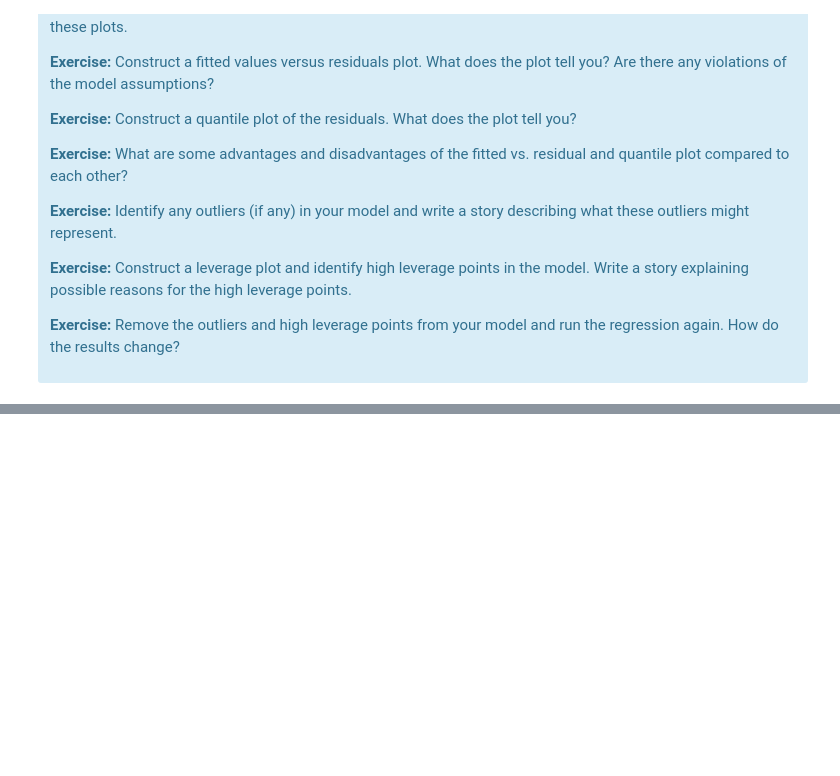
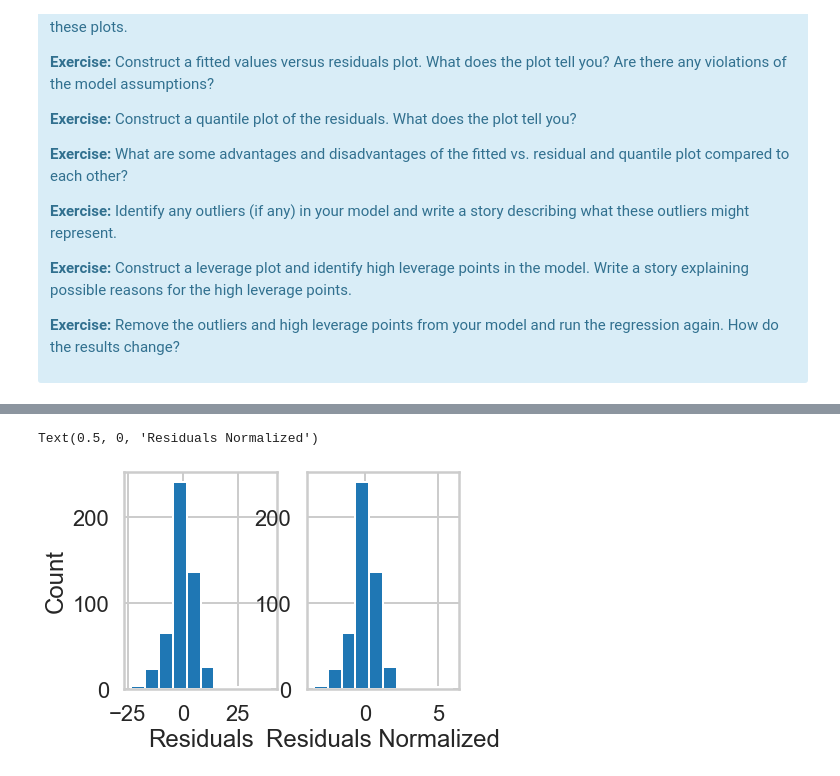
Before and after one commit to weboctave/mec-mini-projects, a Jupyter notebook: mec-11.4.1-linear-regression-mini-project/Mini_Project_Linear_Regression.ipynb, the cells around one changed output, grey strips where cells are left out. Cells and saved outputs as stored; diff of their text form; code cells hidden in the pictures; blank space fills up the shorter version.

```diff
--- a/mec-11.4.1-linear-regression-mini-project/Mini_Project_Linear_Regression.ipynb
+++ b/mec-11.4.1-linear-regression-mini-project/Mini_Project_Linear_Regression.ipynb
@@ -1124,0 +1199,14 @@ There are some other issues that are important investigate with linear regressio
+# %%
+# histogram of the residuals
+plt.subplot(1, 2, 1)
+plt.hist(m.resid)
+plt.ylabel('Count')
+plt.xlabel('Residuals')
+
+plt.subplot(1, 2, 2)
+plt.hist(m.resid_pearson)
+# plt.ylabel('Count')
+plt.xlabel('Residuals Normalized')
+# %% [output]
+Text(0.5, 0, 'Residuals Normalized')
+[figure, added]
```
Also changed, not shown: parts of 37 cells of this notebook, 1 other file.
